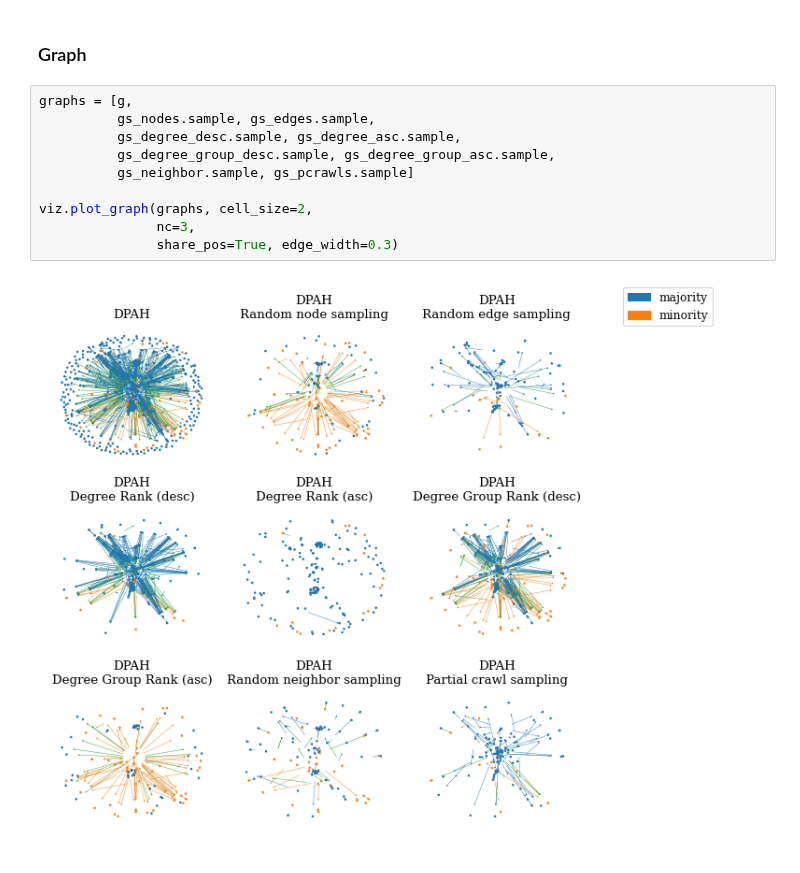
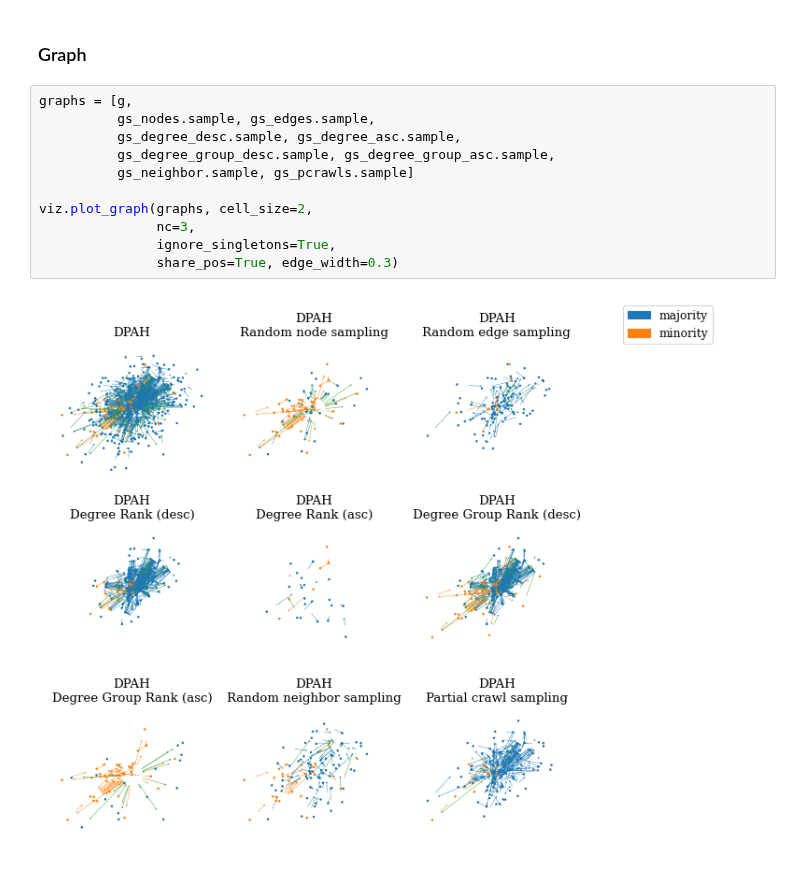
Before and after one commit to CSHVienna/NetworkInequalities, a Jupyter notebook: examples/notebooks/sampling.ipynb, the cells around one changed output. Saved outputs shown, nothing was run; the diff lists cells and outputs as text.

```diff
--- a/examples/notebooks/sampling.ipynb
+++ b/examples/notebooks/sampling.ipynb
@@ -115,12 +115,13 @@ viz.set_paper_style()
 # %%
 graphs = [g,
           gs_nodes.sample, gs_edges.sample,
           gs_degree_desc.sample, gs_degree_asc.sample,
           gs_degree_group_desc.sample, gs_degree_group_asc.sample,
           gs_neighbor.sample, gs_pcrawls.sample]
 
 viz.plot_graph(graphs, cell_size=2,
                nc=3,
+               ignore_singletons=True,
                share_pos=True, edge_width=0.3)
 # %% [output]
-[figure, old version]
+[figure, new version]
```
Also changed, not shown: parts of 8 cells of this notebook, 18 other files.
